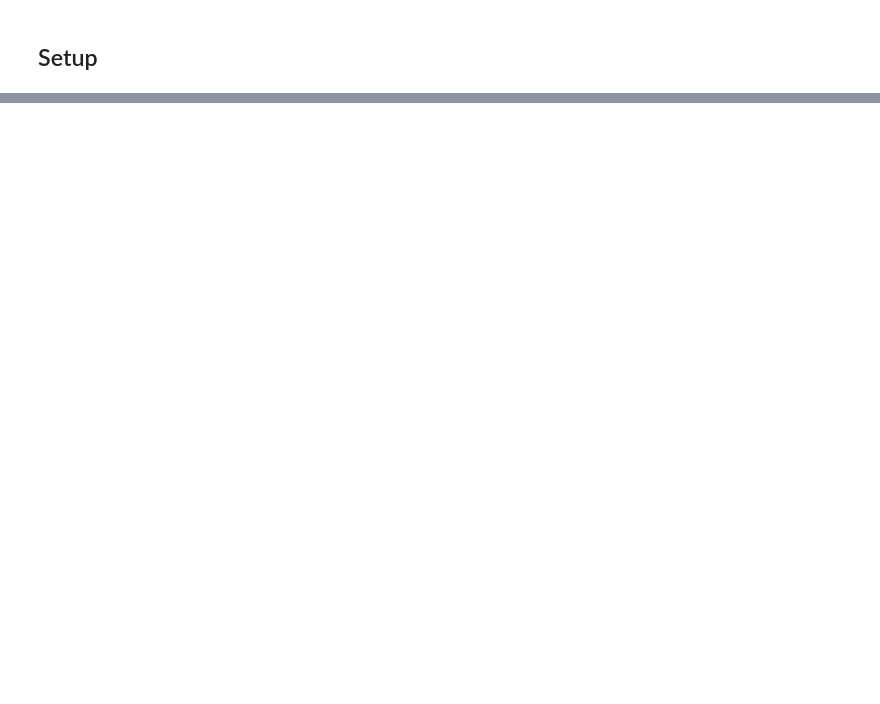
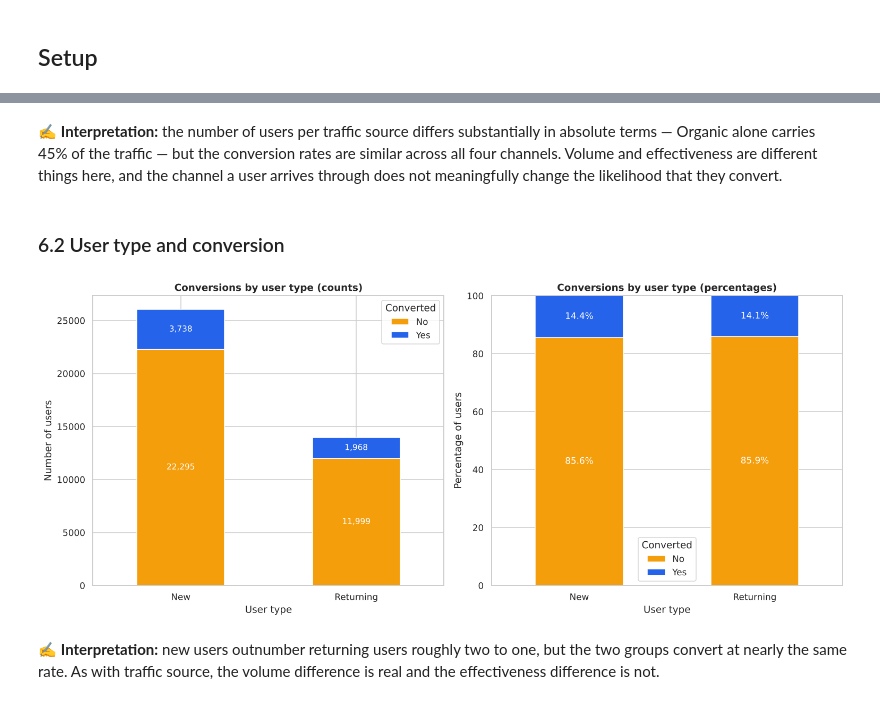
Before and after one commit to maxsantana-data2strategy/landing-page-ab-test-analysis, a Jupyter notebook: Landing_Page_AB_Test_Analysis.ipynb, the cells around one changed output, grey strips where cells are left out. Drawn from its saved outputs; the diff is of its cells as text; code cells hidden in the pictures; blank space fills up the shorter version.

```diff
--- a/Landing_Page_AB_Test_Analysis.ipynb
+++ b/Landing_Page_AB_Test_Analysis.ipynb
@@ -129,0 +759,40 @@ Charts that carry the argument, not decoration: the comparison each conclusion r
+# %% [markdown]
+✍️ **Interpretation:** the number of users per traffic source differs substantially in absolute terms — Organic alone carries 45% of the traffic — but the conversion rates are similar across all four channels. Volume and effectiveness are different things here, and the channel a user arrives through does not meaningfully change the likelihood that they convert.
+# %% [markdown]
+### 6.2 User type and conversion
+# %%
+fig, axes = plt.subplots(1, 2, figsize=(14, 6))
+
+contingency_table_user_type.plot(kind="bar", stacked=True, ax=axes[0], color=["#F59E0B", "#2563EB"])
+axes[0].set_title("Conversions by user type (counts)")
+axes[0].set_xlabel("User type")
+axes[0].set_ylabel("Number of users")
+axes[0].legend(title="Converted", labels=["No", "Yes"])
+axes[0].tick_params(axis="x", rotation=0)
+
+proportions_user_type.plot(kind="bar", stacked=True, ax=axes[1], color=["#F59E0B", "#2563EB"])
+axes[1].set_title("Conversions by user type (percentages)")
+axes[1].set_xlabel("User type")
+axes[1].set_ylabel("Percentage of users")
+axes[1].set_ylim(0, 100)
+axes[1].legend(title="Converted", labels=["No", "Yes"])
+axes[1].tick_params(axis="x", rotation=0)
+
+for i, (not_converted, converted) in enumerate(zip(contingency_table_user_type[0],
+                                                  contingency_table_user_type[1])):
+    axes[0].text(i, not_converted / 2, f"{not_converted:,}", ha="center", va="center",
+                 color="white", fontsize=10)
+    axes[0].text(i, not_converted + converted / 2, f"{converted:,}", ha="center", va="center",
+                 color="white", fontsize=10)
+
+for i, (not_converted, converted) in enumerate(zip(proportions_user_type[0], proportions_user_type[1])):
+    axes[1].text(i, not_converted / 2, f"{not_converted:.1f}%", ha="center", va="center", color="white")
+    axes[1].text(i, not_converted + converted / 2, f"{converted:.1f}%", ha="center", va="center", color="white")
+
+plt.tight_layout()
+plt.savefig(f"{ASSETS}/figure_4_conversion_by_user_type.png")
+plt.show()
+# %% [output]
+[figure, added]
+# %% [markdown]
+✍️ **Interpretation:** new users outnumber returning users roughly two to one, but the two groups convert at nearly the same rate. As with traffic source, the volume difference is real and the effectiveness difference is not.
```
Also changed, not shown: parts of 62 cells of this notebook, 1 other file.
